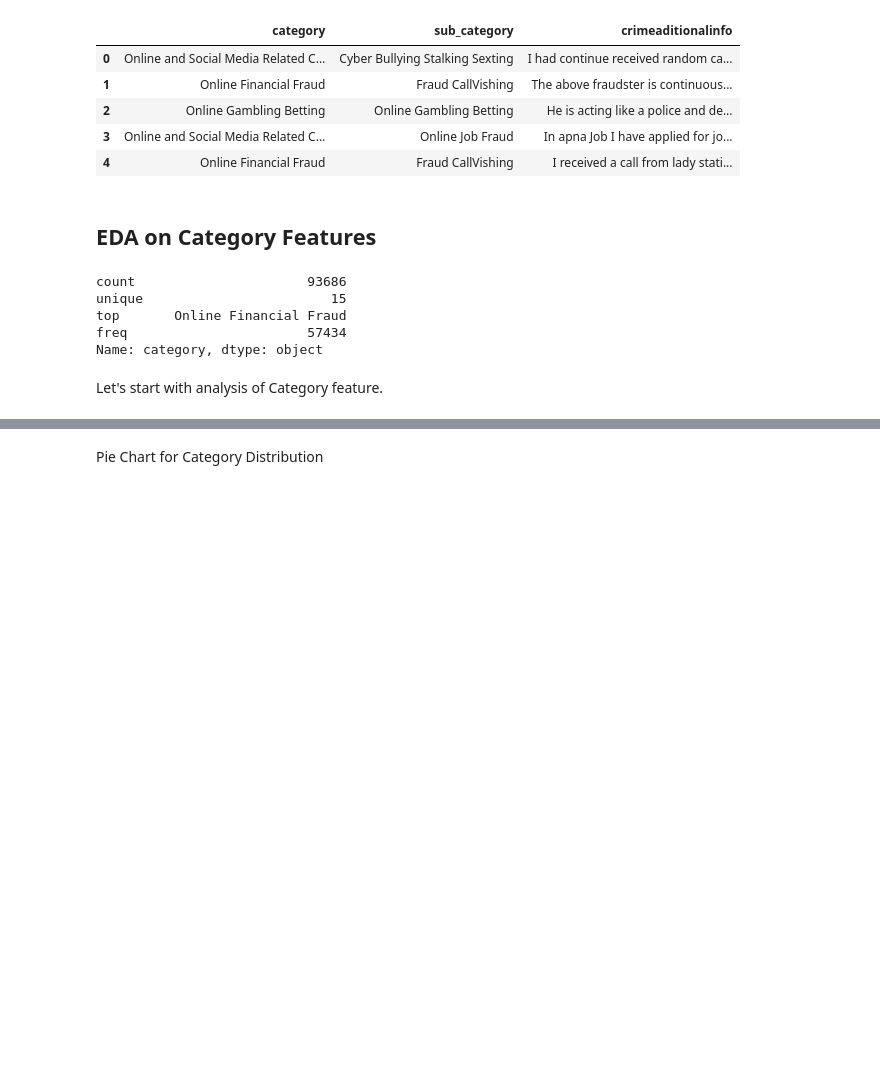
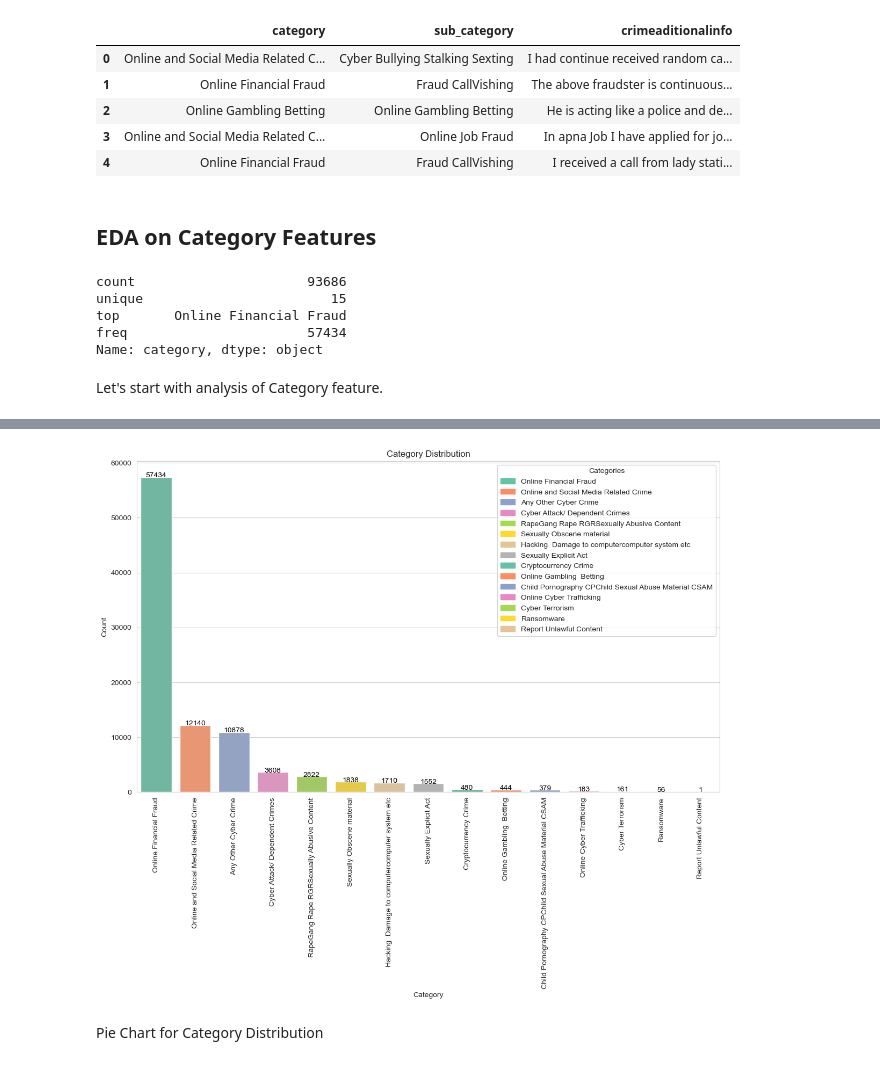
Before and after one commit to AbhishekGreenByte/india-ai-cyber-hack-2024, a Jupyter notebook: content/jupiter-notebook/EDA.ipynb, the cells around one changed output, grey strips where cells are left out. Drawn from its saved outputs; the diff is of its cells as text; code cells hidden in the pictures; blank space fills up the shorter version.

```diff
--- a/content/jupiter-notebook/EDA.ipynb
+++ b/content/jupiter-notebook/EDA.ipynb
@@ -40,18 +40,33 @@ Name: category, dtype: object
 # %% [markdown]
 Let's start with analysis of Category feature.
 # %%
-# Distribution of Category
-fig = px.bar(data['category'].value_counts().reset_index(),
-             x='category',
-             y='count',
-             text='count',
-             color='category',
-             labels={'category': 'Category', 'count': 'Count'},
-             title='Category Distribution')
+# Prepare the data
+category_counts = data['category'].value_counts().reset_index()
+category_counts.columns = ['category', 'count']
 
-fig.update_traces(textposition='outside')
-fig.update_layout(width=1000, height=800)
+# Create a color palette with distinct colors for each category
+palette = sns.color_palette('Set2', n_colors=len(category_counts))
+
+# Create the bar plot with hue and disable the built-in legend
+plt.figure(figsize=(14, 8))
+sns.barplot(x='category', y='count', data=category_counts, hue='category', palette=palette, dodge=False, legend=False)
+
+# Add labels and title
+plt.xlabel('Category')
+plt.ylabel('Count')
+plt.title('Category Distribution')
+
+# Rotate the category names to be vertical
+plt.xticks(rotation=90)
+
+# Display the count on top of the bars
+for index, row in category_counts.iterrows():
+    plt.text(row.name, row['count'] + 0.5, row['count'], color='black', ha="center")
+
+# Add a legend manually for each category
+legend_patches = [mpatches.Patch(color=palette[i], label=category_counts['category'][i]) for i in range(len(category_counts))]
+plt.legend(handles=legend_patches, title='Categories')
 
 # Show the plot
-fig.show()
+plt.show()
 # %% [output]
@@ -59,3 +73,4 @@ fig.show()
+[figure, added]
 # %% [markdown]
 Pie Chart for Category Distribution
 # %%
```
Also changed, not shown: parts of 4 cells of this notebook.
